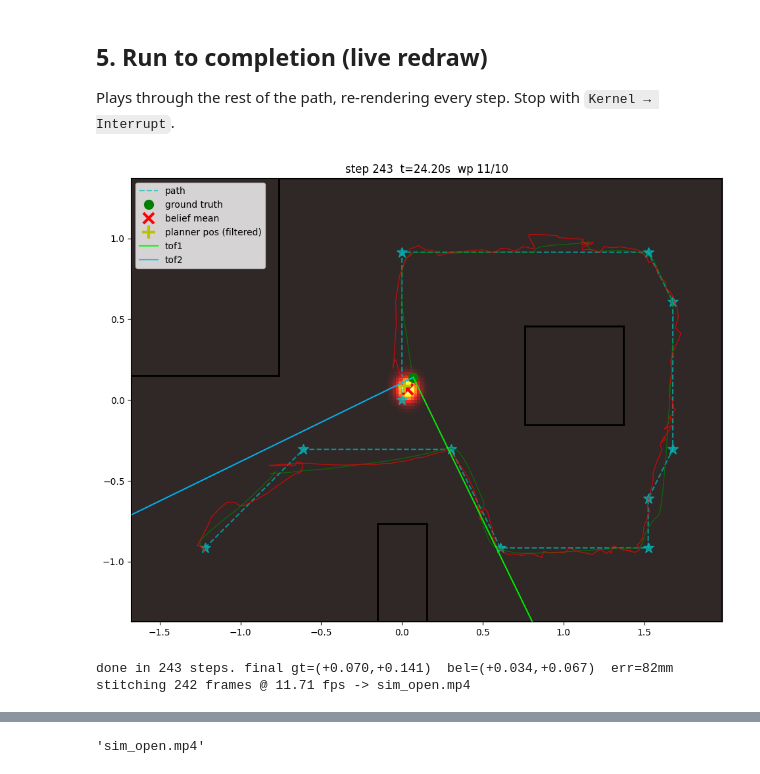
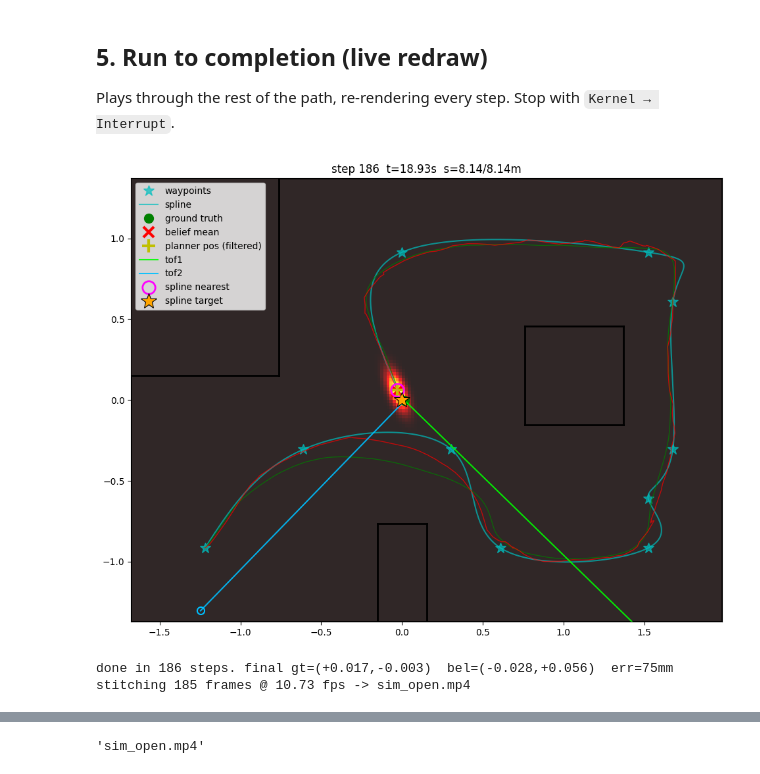
Before and after one commit to Sam-Belliveau/fast-robots, a Jupyter notebook: labs/lab12/sim/notebooks/sim_demo.ipynb, the cells around one changed output, grey strips where cells are left out. Drawn from its saved outputs; the diff is of its cells as text; code cells hidden in the pictures.

Commit message:
Spline

```diff
--- a/labs/lab12/sim/notebooks/sim_demo.ipynb
+++ b/labs/lab12/sim/notebooks/sim_demo.ipynb
@@ -129,6 +129,6 @@ loc.init_at(PATH[0][0], PATH[0][1], sigma_m=0.10)
 print(f'grid={loc.bel.shape}  cell={loc.dx*1000:.1f}x{loc.dy*1000:.1f}mm  '
       f'cache={loc.cache.mean_mm.shape}  build={time.time()-t0:.2f}s')
 
-ctl = WaypointController(path=PATH, **ctl_kwargs)
+ctl = SplineController(path=PATH, loc=loc, map_lines=map_lines, **ctl_kwargs)
 # %% [output]
 13 wall segments, bounds=(-1.6764, 1.9812, -1.3716, 1.3716)
@@ -139,7 +139,8 @@ grid=(192, 144)  cell=19.1x19.0mm  cache=(192, 144, 720)  build=2.19s
 
 The belief starts as a tight Gaussian at the known start pose.
 # %%
-plot = BeliefPlot(loc, map_lines, path=PATH)
+_, _spline_xy = ctl.spline.dense_sample(0.01)
+plot = BeliefPlot(loc, map_lines, path=PATH, spline_xy=_spline_xy)
 gx, gy, _ = sim.pose
 # Synthetic empty response just to draw the initial state.
 from sim_robot import DriveUpdateResponse
@@ -168,13 +169,15 @@ gx, gy, gth = sim.pose
 bx, by = loc.mean_xy()
 err_mm = math.hypot(bx - gx, by - gy) * 1000
 print(
-    f'step {step}  t={sim.t_s:.2f}s  wp={ctl.idx}/{len(PATH)-1}  '
+    f'step {step}  t={sim.t_s:.2f}s  s={ctl.s_prog:.2f}/{ctl.spline.S:.2f}m  '
     f'gt=({gx:+.3f},{gy:+.3f})  bel=({bx:+.3f},{by:+.3f})  err={err_mm:.0f}mm  '
     f'tof1={resp.tof1_dist_mm}mm@{resp.tof1_yaw_deg:+.1f}deg  '
     f'tof2={resp.tof2_dist_mm}mm@{resp.tof2_yaw_deg:+.1f}deg'
 )
 plot.update((gx, gy), resp,
-            title=f'step {step}  t={sim.t_s:.2f}s  wp {ctl.idx}/{len(PATH)-1}',
-            filtered_xy=(ctl.filt_x, ctl.filt_y) if ctl.filt_x is not None else None)
+            title=f'step {step}  t={sim.t_s:.2f}s  s={ctl.s_prog:.2f}/{ctl.spline.S:.2f}m',
+            filtered_xy=(ctl.filt_x, ctl.filt_y) if ctl.filt_x is not None else None,
+            nearest_xy=ctl.nearest_on_spline(*((ctl.filt_x, ctl.filt_y) if ctl.filt_x is not None else loc.mean_xy()))[1:],
+            target_xy=ctl.target_xy())
 display(plot.fig)
 # %% [output]
@@ -187,26 +190,28 @@ Plays through the rest of the path, re-rendering every step. Stop with `Kernel
 # %%
 last_yaw = resp.yaw_deg
 rec = FrameRecorder('frames_sim_open')
 while not ctl.done:
     resp, last_t_us = await step_once(sim, loc, ctl, last_t_us=last_t_us, last_yaw_deg=last_yaw)
     last_yaw = resp.yaw_deg
     step += 1
     gx, gy, _ = sim.pose
     plot.update((gx, gy), resp,
-                title=f'step {step}  t={sim.t_s:.2f}s  wp {ctl.idx}/{len(PATH)-1}',
-                filtered_xy=(ctl.filt_x, ctl.filt_y) if ctl.filt_x is not None else None)
+                title=f'step {step}  t={sim.t_s:.2f}s  s={ctl.s_prog:.2f}/{ctl.spline.S:.2f}m',
+                filtered_xy=(ctl.filt_x, ctl.filt_y) if ctl.filt_x is not None else None,
+            nearest_xy=ctl.nearest_on_spline(*((ctl.filt_x, ctl.filt_y) if ctl.filt_x is not None else loc.mean_xy()))[1:],
+            target_xy=ctl.target_xy())
     rec.capture(plot.fig)
     clear_output(wait=True)
     display(plot.fig)
 
 bx, by = loc.mean_xy()
 err_mm = math.hypot(bx - gx, by - gy) * 1000
 print(f'done in {step} steps. final gt=({gx:+.3f},{gy:+.3f})  bel=({bx:+.3f},{by:+.3f})  err={err_mm:.0f}mm')
 rec.make_video('sim_open.mp4')
 # %% [output]
-[figure, old version]
+[figure, new version]
-done in 243 steps. final gt=(+0.070,+0.141)  bel=(+0.034,+0.067)  err=82mm
-stitching 242 frames @ 11.71 fps -> sim_open.mp4
+done in 186 steps. final gt=(+0.017,-0.003)  bel=(-0.028,+0.056)  err=75mm
+stitching 185 frames @ 10.73 fps -> sim_open.mp4
 ffmpeg version 8.1 Copyright (c) 2000-2026 the FFmpeg developers
   built with Apple clang version 17.0.0 (clang-1700.6.4.2)
   configuration: --prefix=/opt/homebrew/Cellar/ffmpeg/8.1 --enable-shared --enable-pthreads --enable-version3 --cc=clang --host-cflags= --host-ldflags= --enable-ffplay --enable-gpl --enable-libsvtav1  ...
```
Also changed, not shown: parts of 5 cells of this notebook, 8 other files.
